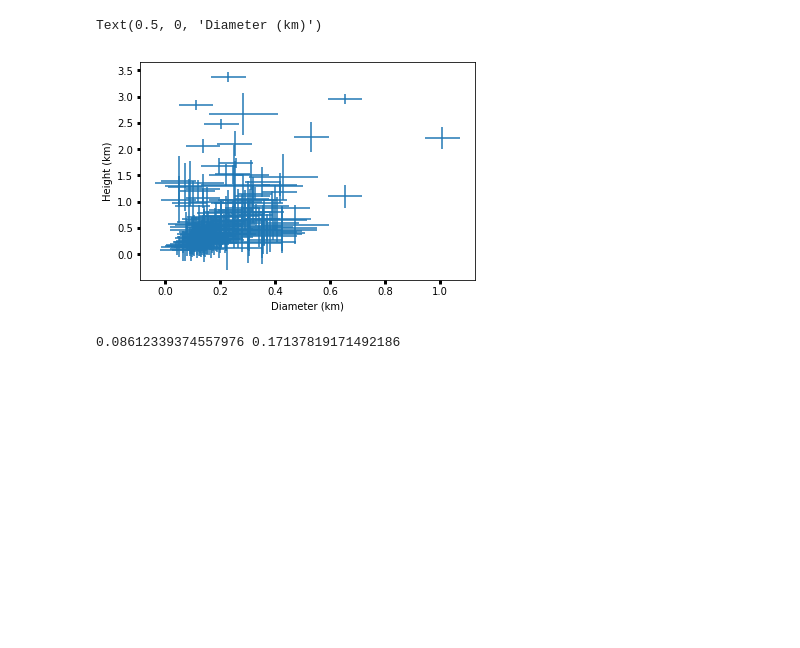
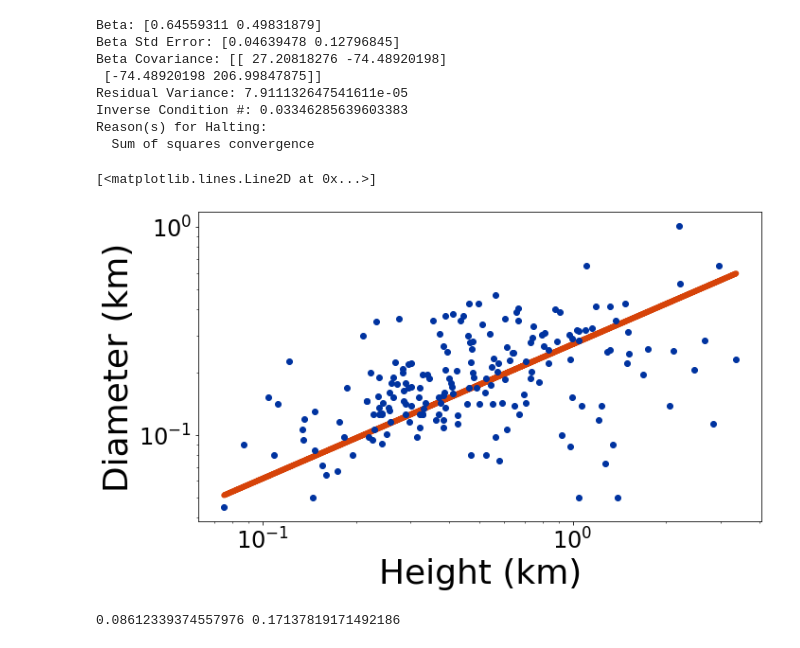
Before and after one commit to decaelus/Modeling_Dust_Devil_Encounters, a Jupyter notebook: Heights vs Diameters.ipynb, the cells around one changed output. Saved outputs shown, nothing was run; the diff lists cells and outputs as text; code cells hidden in the pictures; blank space fills up the shorter version.

```diff
--- a/Heights vs Diameters.ipynb
+++ b/Heights vs Diameters.ipynb
@@ -2,15 +2,68 @@
 %matplotlib inline
 import matplotlib.pyplot as plt
 import numpy as np
+
+# Official Boise State colors - https://brandstandards.boisestate.edu/colors/
+BoiseState_blue = '#0033A0'
+BoiseState_orange = '#D64309'
+
+aspect_ratio = 16./9
+
+from scipy.odr import *
+from scipy.optimize import curve_fit
-# %%
-data = np.genfromtxt("Stanzel2008_Table1_conditioned.txt", delimiter=",", names=True)
-plt.errorbar(data['Diameter']/1000., data['Height']/1000.,
-             xerr=data['Diameter_unc']/1000., yerr=data['Height_unc']/1000., ls='')
-plt.ylabel("Height (km)")
-plt.xlabel("Diameter (km)")
-# %% [output]
-Text(0.5, 0, 'Diameter (km)')
-[figure, removed]
+# %%
+# Define a function to fit the data with.
+def lin_func(p, x):
+    m, c = p
+    return m*x + c
+
+fig = plt.figure(figsize=(6*aspect_ratio, 6))
+ax = fig.add_subplot(111)
+
+data = np.genfromtxt("Stanzel2008_Table1_conditioned.txt", delimiter=",", names=True)
+
+ind = ~np.isnan(data['Height'])
+x = np.log10(data['Height'][ind])
+y = np.log10(data['Diameter'][ind])
+x_unc = data['Height_unc'][ind]/(x*np.log(10.))
+y_unc = data['Diameter_unc'][ind]/(y*np.log(10.))
+
+ax.plot(data['Height']/1000., data['Diameter']/1000.,
+            color=BoiseState_blue, marker='o', ls='')
+ax.set_xscale('log')
+ax.set_yscale('log')
+ax.set_xlabel("Height (km)", fontsize=36)
+ax.set_ylabel("Diameter (km)", fontsize=36)
+ax.tick_params(labelsize=24)
+
+# Create a model for fitting.
+lin_model = Model(lin_func)
+
+# Create a RealData object using our initiated data from above.
+model_data = RealData(x, y, sx=x_unc, sy=y_unc)
+
+# Set up ODR with the model and data.
+odr = ODR(model_data, lin_model, beta0=[0., 0.])
+
+# Run the regression.
+out = odr.run()
+
+# Use the in-built pprint method to give us results.
+out.pprint()
+
+fit = np.asarray(lin_func(out.beta, x))
+ax.plot(data['Height'][ind]/1000., 10.**fit/1000., color=BoiseState_orange, lw=6, zorder=-1)
+# %% [output]
+Beta: [0.64559311 0.49831879]
+Beta Std Error: [0.04639478 0.12796845]
+Beta Covariance: [[ 27.20818276 -74.48920198]
+ [-74.48920198 206.99847875]]
+Residual Variance: 7.911132647541611e-05
+Inverse Condition #: 0.03346285639603383
+Reason(s) for Halting:
+  Sum of squares convergence
+[<matplotlib.lines.Line2D at 0x...>]
+[figure, added]
 # %%
 # 2019 Aug 21 - Exploring the predicted thermodynamic efficiency using numbers from Renno+ (2000)
 def efficiency(num_scale_height, chi=0.22):
```
